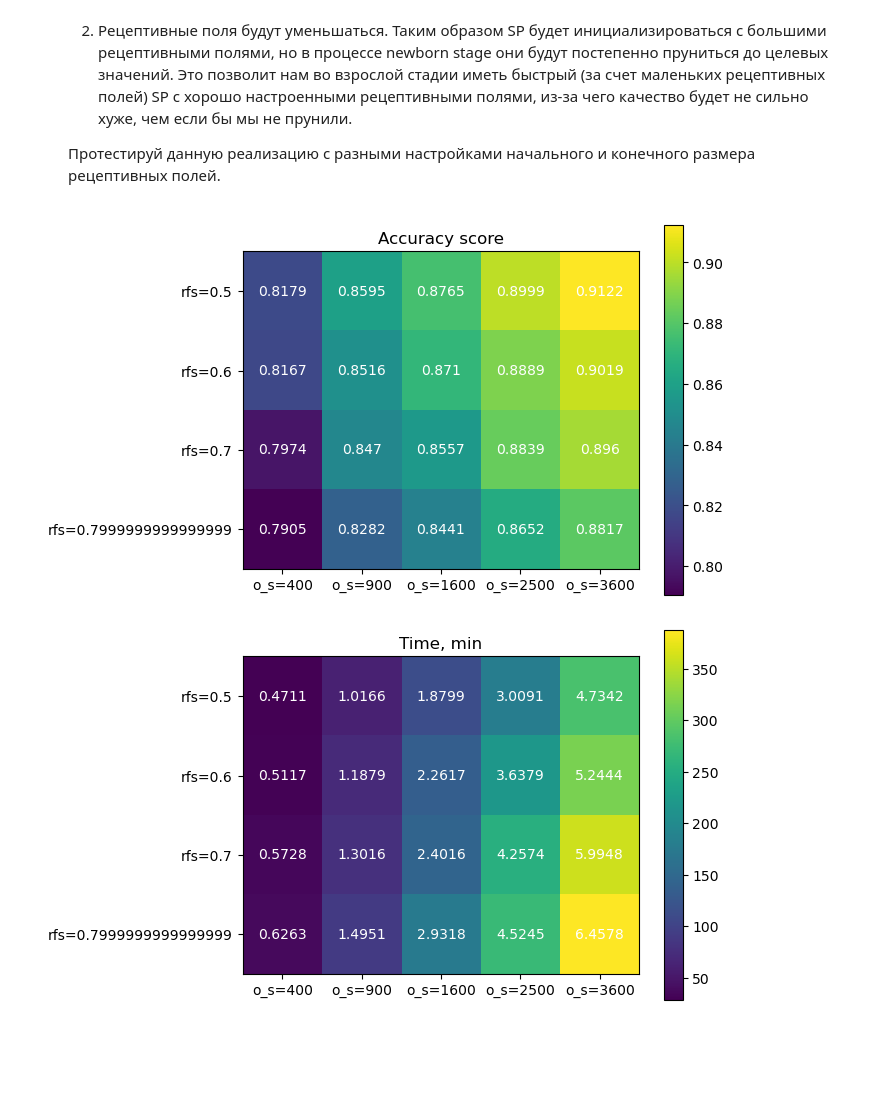
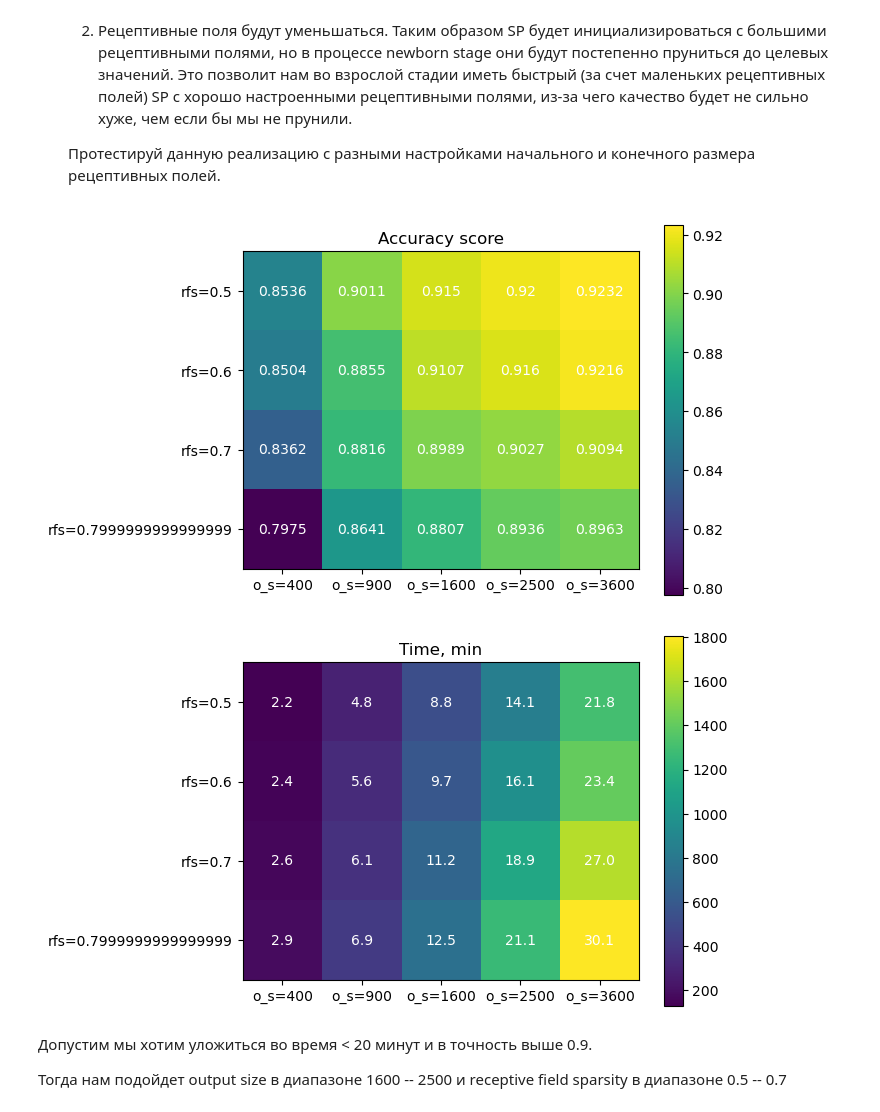
Before and after one commit to GurevichPE/cds_internship_tasks_sp, a Jupyter notebook: sp.ipynb, the cells around one changed output. Drawn from its saved outputs; the diff is of its cells as text; code cells hidden in the pictures; blank space fills up the shorter version.

```diff
--- a/sp.ipynb
+++ b/sp.ipynb
@@ -926,7 +926,7 @@ out_sizes = np.arange(20, 61, 10) ** 2
 result_heatmap = np.zeros((len(rfss), len(out_sizes)))
 time_heatmap = np.zeros((len(rfss), len(out_sizes)))
 
-n = 10000
+n = 60000
 
 x_tr, y_tr = train_images[:n], train_labels[:n]
 x_tst, y_tst = test_images[:n], test_labels[:n]
@@ -973,18 +973,22 @@ for i in range(l_rs):
         text = ax.text(j, i, result_heatmap[i, j].round(5),
                        ha="center", va="center", color="w")
 # %% [output]
-[figure, old version]
+[figure, new version]
 # %%
 fig, ax = plt.subplots()
 plt.imshow(time_heatmap)
 plt.colorbar()
 plt.title("Time, min")
 ax.set_yticks(np.arange(l_rs), heatmap_labels('rfs', rfss));
 ax.set_xticks(np.arange(l_os), heatmap_labels('o_s', out_sizes) );
 
 for i in range(l_rs):
     for j in range(l_os):
-        text = ax.text(j, i, round(time_heatmap[i, j] / 60, 4),
+        text = ax.text(j, i, round(time_heatmap[i, j] / 60, 1),
                        ha="center", va="center", color="w")
 # %% [output]
-[figure, old version]
+[figure, new version]
+# %% [markdown]
+Допустим мы хотим уложиться во время < 20 минут и в точность выше 0.9.
+
+Тогда нам подойдет output size в диапазоне 1600 -- 2500 и receptive field sparsity в диапазоне 0.5 -- 0.7
```
